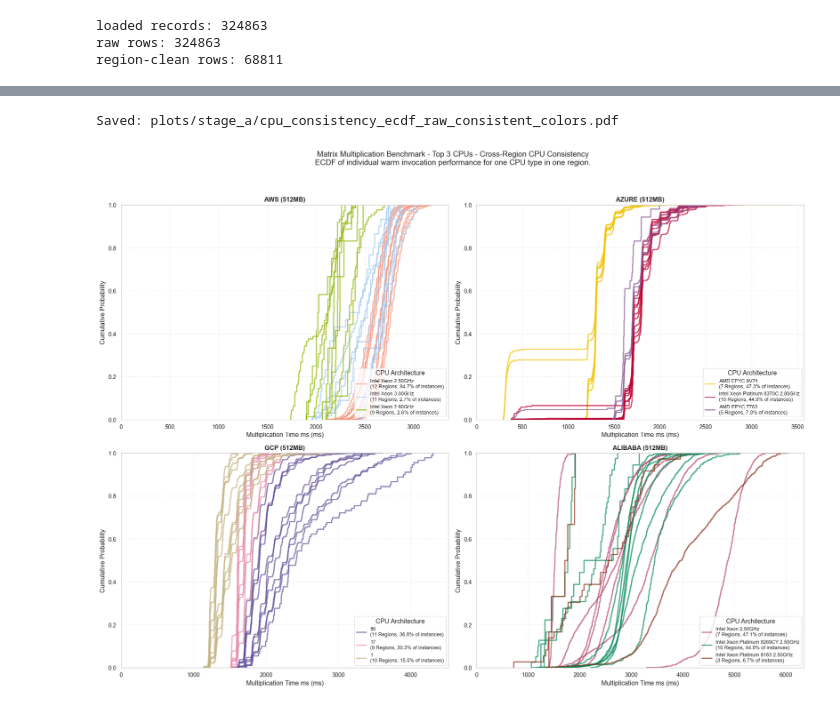
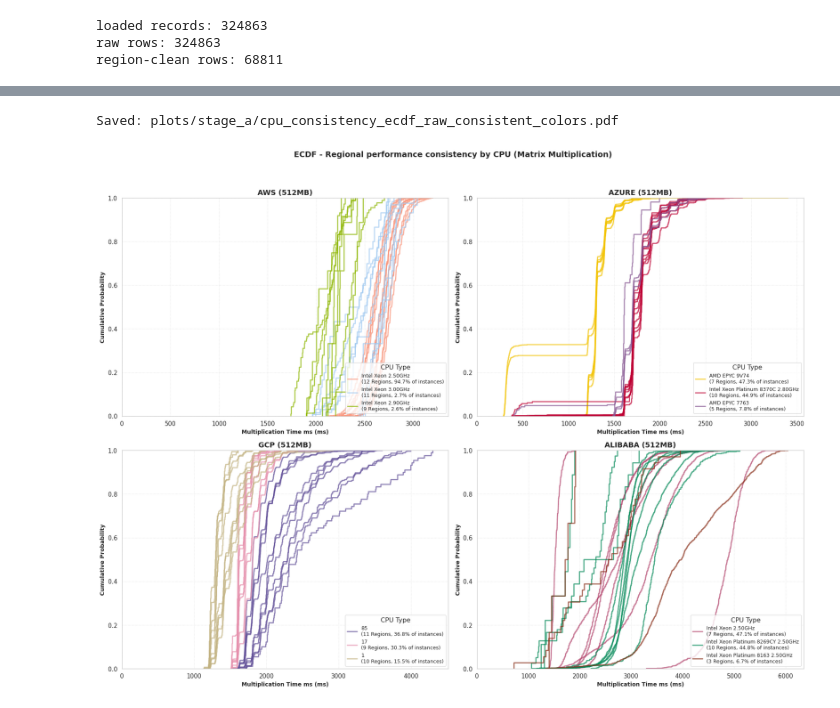
Before and after one commit to Persists/classifaas-results, a Jupyter notebook: stage_a.ipynb, the cells around one changed output, grey strips where cells are left out. Drawn from its saved outputs; the diff is of its cells as text; code cells hidden in the pictures.

```diff
--- a/stage_a.ipynb
+++ b/stage_a.ipynb
@@ -266,8 +266,8 @@ def create_regional_performance_lollipop(
 
     ax1.set_yticks(y_pos)
     ax1.set_yticklabels([r.upper() for r in regions_sorted])
-    ax1.set_xlabel(f"Mean {metric_label} (ms)")
-    ax1.set_title("Performance")
+    ax1.set_xlabel(f"Mean {metric_label} (ms)", fontweight="bold", fontsize=10)
+    ax1.set_title("Performance", fontweight="bold", fontsize=12)
     ax1.set_ylim(-0.5, len(regions_sorted) - 0.5)
     ax1.set_xlim(0, x_max * 1.10)
 
@@ -305,8 +305,8 @@ def create_regional_performance_lollipop(
 
     ax2.set_yticks(y_pos)
     ax2.set_yticklabels([])
-    ax2.set_xlabel(var_label)
-    ax2.set_title(var_title)
+    ax2.set_xlabel(var_label, fontweight="bold", fontsize=10)
+    ax2.set_title(var_title, fontweight="bold", fontsize=12)
     ax2.set_ylim(-0.5, len(regions_sorted) - 0.5)
     ax2.set_xlim(0, vmax * 1.25)
 
@@ -349,8 +349,8 @@ def create_regional_performance_lollipop(
 
     ax3.set_yticks(y_pos)
     ax3.set_yticklabels([])
-    ax3.set_xlabel("CPU Share (%)")
-    ax3.set_title("CPU Composition")
+    ax3.set_xlabel("CPU Share (%)", fontweight="bold", fontsize=10)
+    ax3.set_title("CPU Composition", fontweight="bold", fontsize=12)
     ax3.set_xlim(0, 100)
     ax3.set_ylim(-0.5, len(regions_sorted) - 0.5)
 
@@ -359,7 +359,7 @@ def create_regional_performance_lollipop(
     fig.legend(
         handles,
         labels,
-        title="CPU Architecture",
+        title="CPU Type",
         loc="lower center",
         bbox_to_anchor=(0.5, -0.02),
         ncol=min(4, len(handles)) if handles else 1,
@@ -367,7 +367,7 @@ def create_regional_performance_lollipop(
     )
 
     fig.suptitle(
-        f"{provider.upper()} – {memory_size} MB – Matrix Multiplication Benchmark",
+        f"{provider.upper()} - Regional CPU mix and performance variability (Matrix Multiplication, {memory_size} MB)",
         fontsize=14,
         fontweight="bold",
         y=0.98,
@@ -557,49 +557,50 @@ def plot_cpu_consistency_ecdf_raw(
             ax.legend(
                 lines_for_legend,
                 labels_for_legend,
-                title="CPU Architecture",
+                title="CPU Type",
                 fontsize=9,
                 loc="lower right",
             )
 
-        ax.set_title(f"{provider.upper()} ({memory_size}MB)", fontweight="bold")
-        ax.set_xlabel(f"{metric_label} (ms)")
-        ax.set_ylabel("Cumulative Probability")
+        ax.set_title(f"{provider.upper()} ({memory_size}MB)", fontweight="bold", fontsize=13)
+        ax.set_xlabel(f"{metric_label} (ms)", fontweight="bold", fontsize=10)
+        ax.set_ylabel("Cumulative Probability", fontweight="bold", fontsize=10)
         ax.grid(True, linestyle=":", alpha=0.6)
 
     for j in range(n, len(axes)):
         axes[j].axis("off")
 
     fig.suptitle(
-        "Matrix Multiplication Benchmark - Top 3 CPUs - Cross-Region CPU Consistency\n"
-        "ECDF of individual warm invocation performance for one CPU type in one region.",
+        "ECDF - Regional performance consistency by CPU (Matrix Multiplication)",
+        fontsize=14,
+        fontweight="bold",
         y=0.99,
     )
     plt.tight_layout(rect=[0, 0.02, 1, 0.96])
 
     os.makedirs(out_dir, exist_ok=True)
     out_file = f"{out_dir}/cpu_consistency_ecdf_raw_consistent_colors.pdf"
     plt.savefig(out_file, bbox_inches="tight")
     print(f"Saved: {out_file}")
 
     if show:
         plt.show()
     else:
         plt.close(fig)
 
 
 # Example usage (df is the region-cleaned df)
 mixed_memory_config = {"aws": 512, "gcp": 512, "alibaba": 512, "azure": 512}
 
 plot_cpu_consistency_ecdf_raw(
     df,
     providers=["aws", "azure", "gcp", "alibaba"],
     memory_configs=mixed_memory_config,
     benchmark_type="gemm",
     top_n=3,
     min_instances=20,
     out_dir="plots/stage_a",
 )
 # %% [output]
 Saved: plots/stage_a/cpu_consistency_ecdf_raw_consistent_colors.pdf
-[figure, old version]
+[figure, new version]
```
Also changed, not shown: parts of 1 cell of this notebook, 9 other files.
